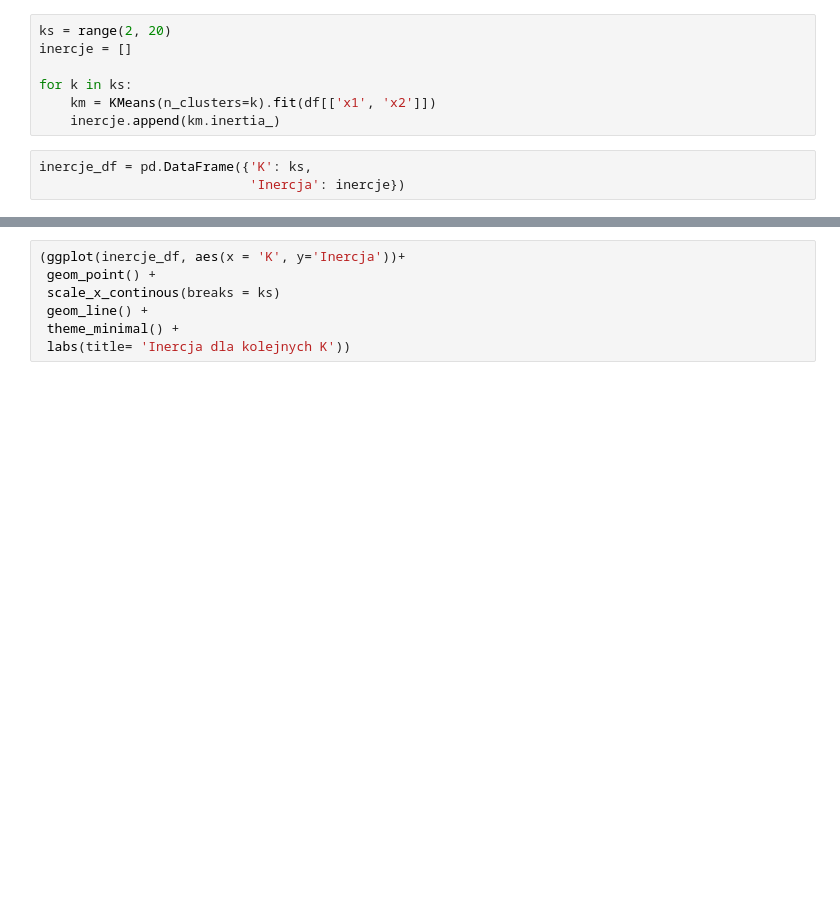
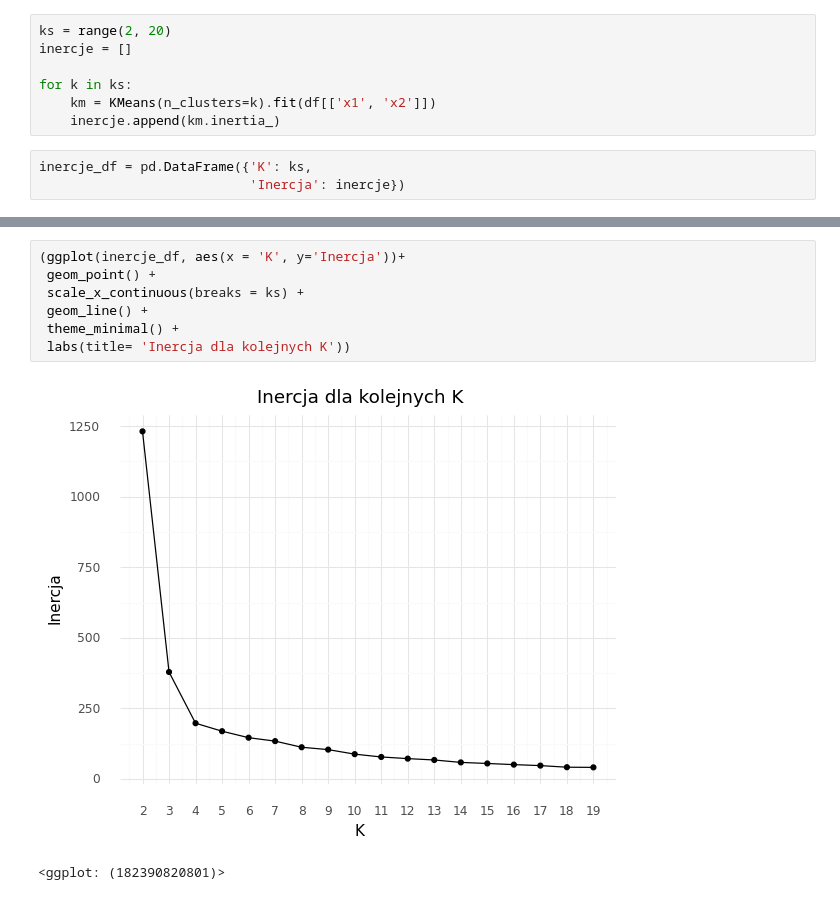
Before and after one commit to Snive6/LMAD, a Jupyter notebook: zajecia 2/inercja_stud.ipynb, the cells around one changed output, grey strips where cells are left out. Saved outputs shown, nothing was run; the diff lists cells and outputs as text; blank space fills up the shorter version.

```diff
--- a/zajecia 2/inercja_stud.ipynb
+++ b/zajecia 2/inercja_stud.ipynb
@@ -90,7 +86,10 @@ inercje_df
 # %%
 (ggplot(inercje_df, aes(x = 'K', y='Inercja'))+
  geom_point() +
- scale_x_continous(breaks = ks)
+ scale_x_continuous(breaks = ks) +
  geom_line() +
  theme_minimal() +
  labs(title= 'Inercja dla kolejnych K'))
+# %% [output]
+[figure, added]
+<ggplot: (182390820801)>
```
Also changed, not shown: parts of 7 cells of this notebook, 3 other files.
